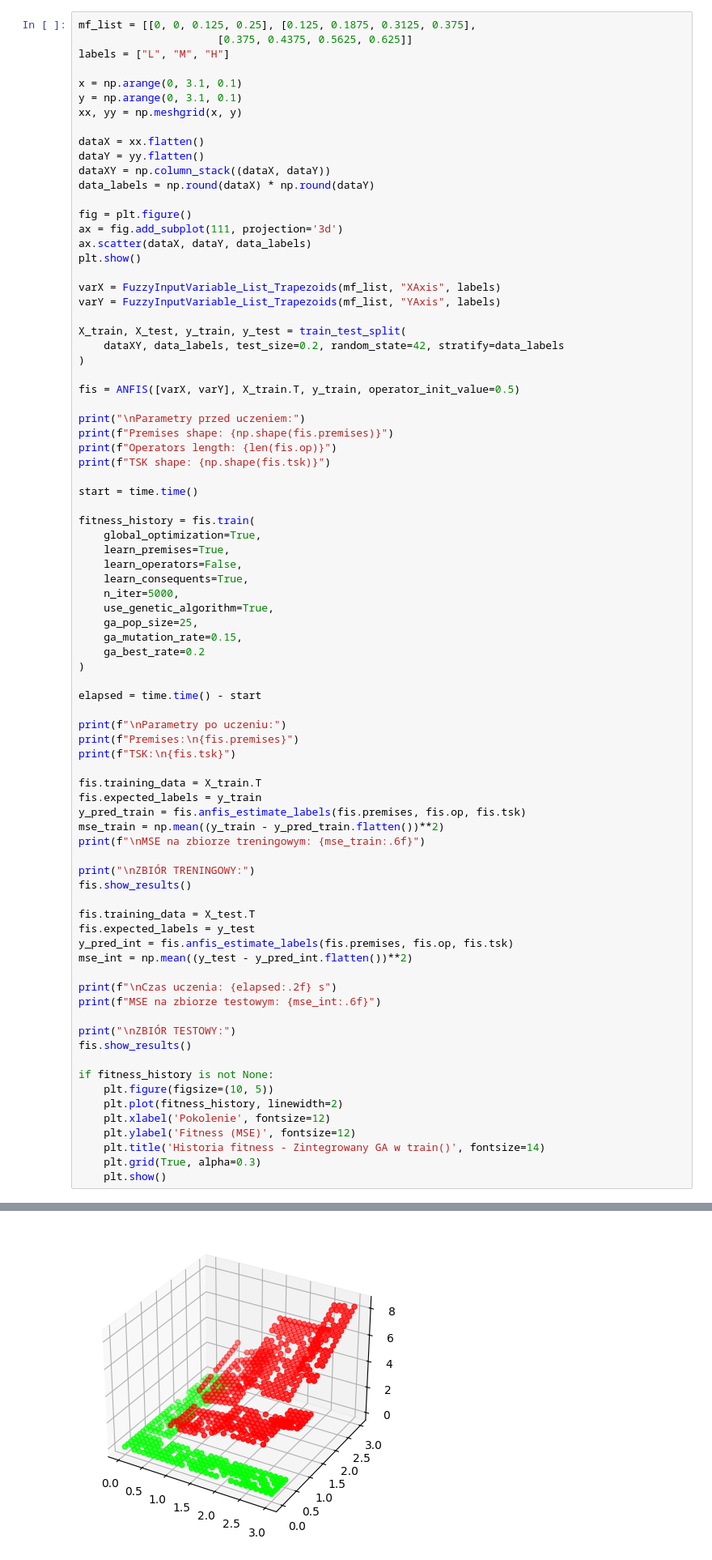
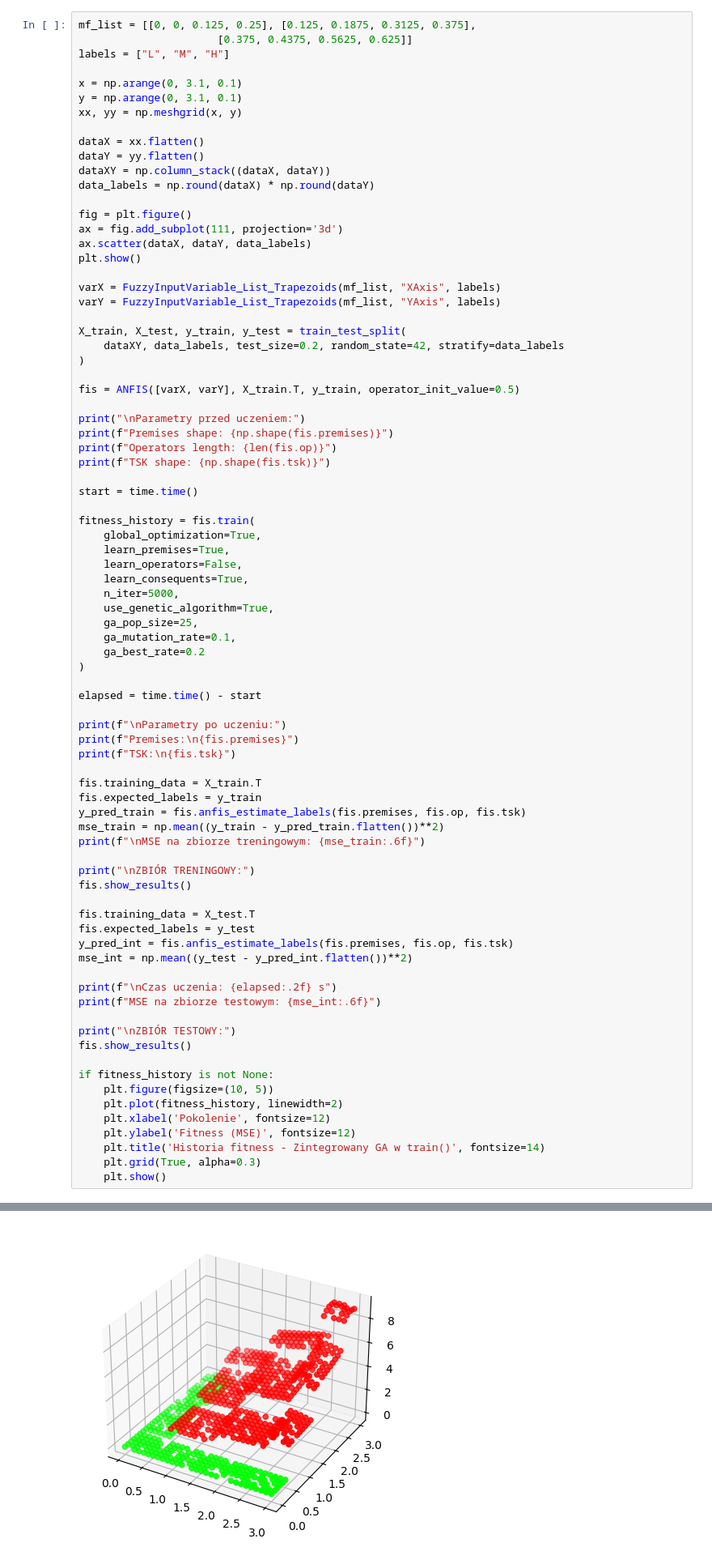
Before and after one commit to Jvsin/ai-studies, a Jupyter notebook: msi/ANFIS/MSI_2/lab2.ipynb, the cells around one changed output, grey strips where cells are left out. Shown at 81% size. Saved outputs shown, nothing was run; the diff lists cells and outputs as text.

```diff
--- a/msi/ANFIS/MSI_2/lab2.ipynb
+++ b/msi/ANFIS/MSI_2/lab2.ipynb
@@ -547,7 +583,7 @@ fitness_history = fis.train(
     n_iter=5000,
     use_genetic_algorithm=True,
     ga_pop_size=25,
-    ga_mutation_rate=0.15,
+    ga_mutation_rate=0.1,
     ga_best_rate=0.2
 )
 
@@ -612,3 +646,3 @@ MSE na zbiorze treningowym: 0.151219
 
 ZBIÓR TRENINGOWY:
-[figure, old version]
+[figure, new version]
```
Also changed, not shown: parts of 7 cells of this notebook.
